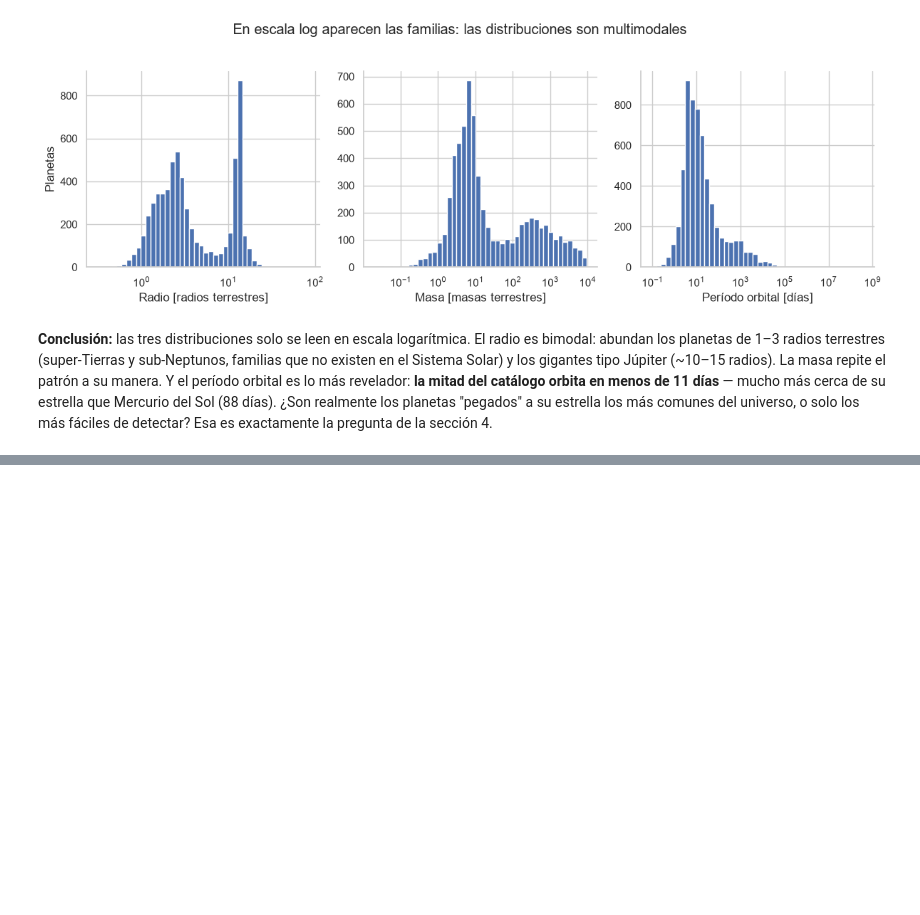
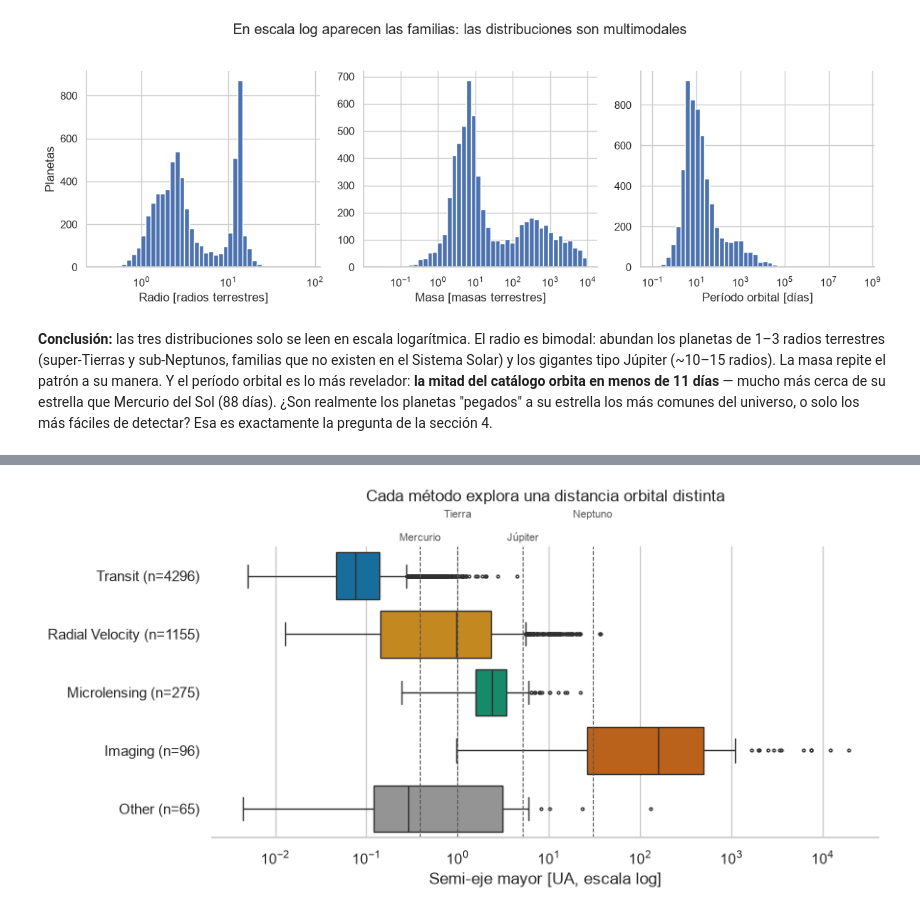
Before and after one commit to Nachuwu/exoplanet-eda, a Jupyter notebook: notebooks/exoplanet-eda.ipynb, the cells around one changed output, grey strips where cells are left out. Saved outputs shown, nothing was run; the diff lists cells and outputs as text; code cells hidden in the pictures; blank space fills up the shorter version.

```diff
--- a/notebooks/exoplanet-eda.ipynb
+++ b/notebooks/exoplanet-eda.ipynb
@@ -410,0 +486,28 @@ de la sección 4.
+# %%
+data = df_clean.dropna(subset=["pl_orbsmax"])
+counts = data["method_grouped"].value_counts()
+
+fig, ax = plt.subplots(figsize=(9, 4.5))
+sns.boxplot(data=data, y="method_grouped", x="pl_orbsmax", order=METHOD_ORDER,
+            hue="method_grouped", palette=METHOD_COLORS, legend=False,
+            fliersize=2, ax=ax)
+ax.set_xscale("log")
+
+# Órbitas del Sistema Solar; las etiquetas alternan altura para no chocar
+# (Mercurio y Tierra quedan muy juntos en escala log)
+refs = [(0.387, "Mercurio", -0.6), (1.0, "Tierra", -1.0),
+        (5.2, "Júpiter", -0.6), (30.1, "Neptuno", -1.0)]
+for au, name, y_label in refs:
+    ax.axvline(au, color="0.35", lw=0.8, ls="--")
+    ax.text(au, y_label, name, fontsize=8, color="0.35", ha="center")
+
+ax.set_xlabel("Semi-eje mayor [UA, escala log]")
+ax.set_ylabel("")
+ax.set_yticks(range(len(METHOD_ORDER)),
+              [f"{m} (n={counts[m]})" for m in METHOD_ORDER])
+ax.set_title("Cada método explora una distancia orbital distinta", pad=34)
+sns.despine(left=True)
+plt.tight_layout()
+plt.show()
+# %% [output]
+[figure, added]
```
Also changed, not shown: parts of 10 cells of this notebook.
